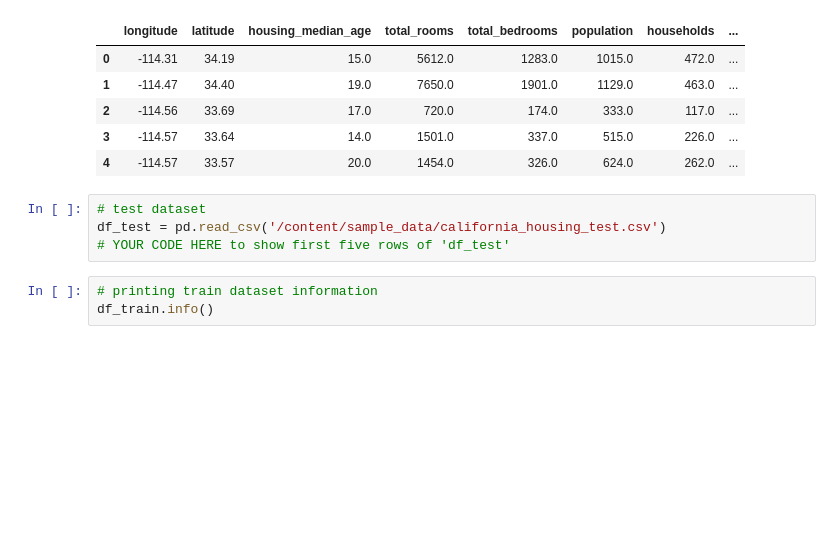
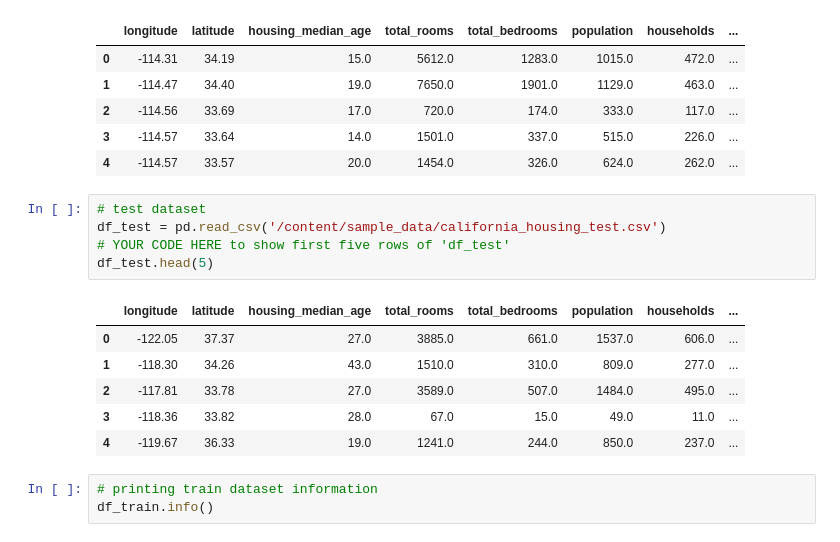
Before and after one commit to Shrutiba/iisc_cds, a Jupyter notebook: M3_AST_02_MLP_Regression_and_MLP_Tuning_A.ipynb, the cells around one changed output. Saved outputs shown, nothing was run; the diff lists cells and outputs as text; blank space fills up the shorter version.

```diff
--- a/M3_AST_02_MLP_Regression_and_MLP_Tuning_A.ipynb
+++ b/M3_AST_02_MLP_Regression_and_MLP_Tuning_A.ipynb
@@ -264,7 +267,15 @@ df_train.head()
 # %%
 # test dataset
 df_test = pd.read_csv('/content/sample_data/california_housing_test.csv')
 # YOUR CODE HERE to show first five rows of 'df_test'
+df_test.head(5)
+# %% [output]
+|  | longitude | latitude | housing_median_age | total_rooms | total_bedrooms | population | households | ... |
+| 0 | -122.05 | 37.37 | 27.0 | 3885.0 | 661.0 | 1537.0 | 606.0 | ... |
+| 1 | -118.30 | 34.26 | 43.0 | 1510.0 | 310.0 | 809.0 | 277.0 | ... |
+| 2 | -117.81 | 33.78 | 27.0 | 3589.0 | 507.0 | 1484.0 | 495.0 | ... |
+| 3 | -118.36 | 33.82 | 28.0 | 67.0 | 15.0 | 49.0 | 11.0 | ... |
+| 4 | -119.67 | 36.33 | 19.0 | 1241.0 | 244.0 | 850.0 | 237.0 | ... |
 # %%
 # printing train dataset information
 df_train.info()
```
Also changed, not shown: parts of 22 cells of this notebook.
